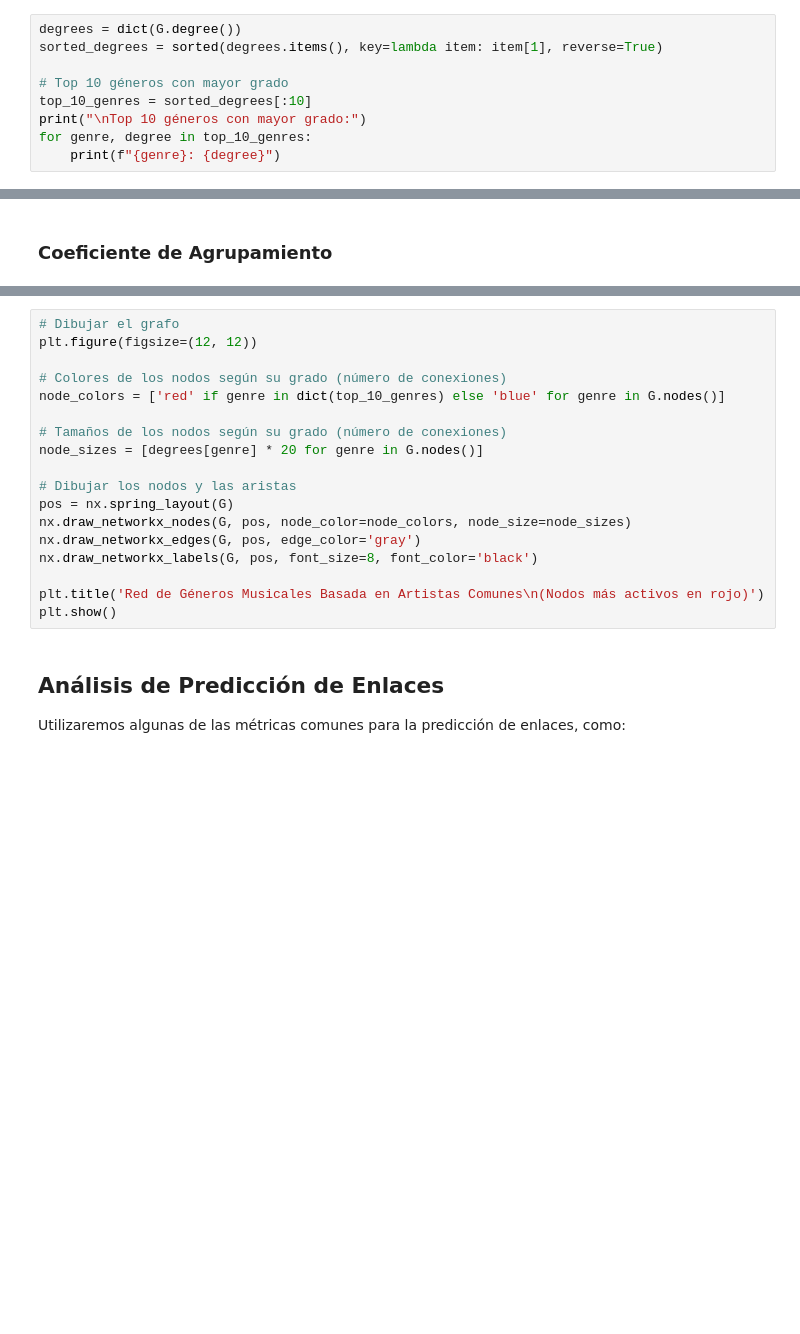
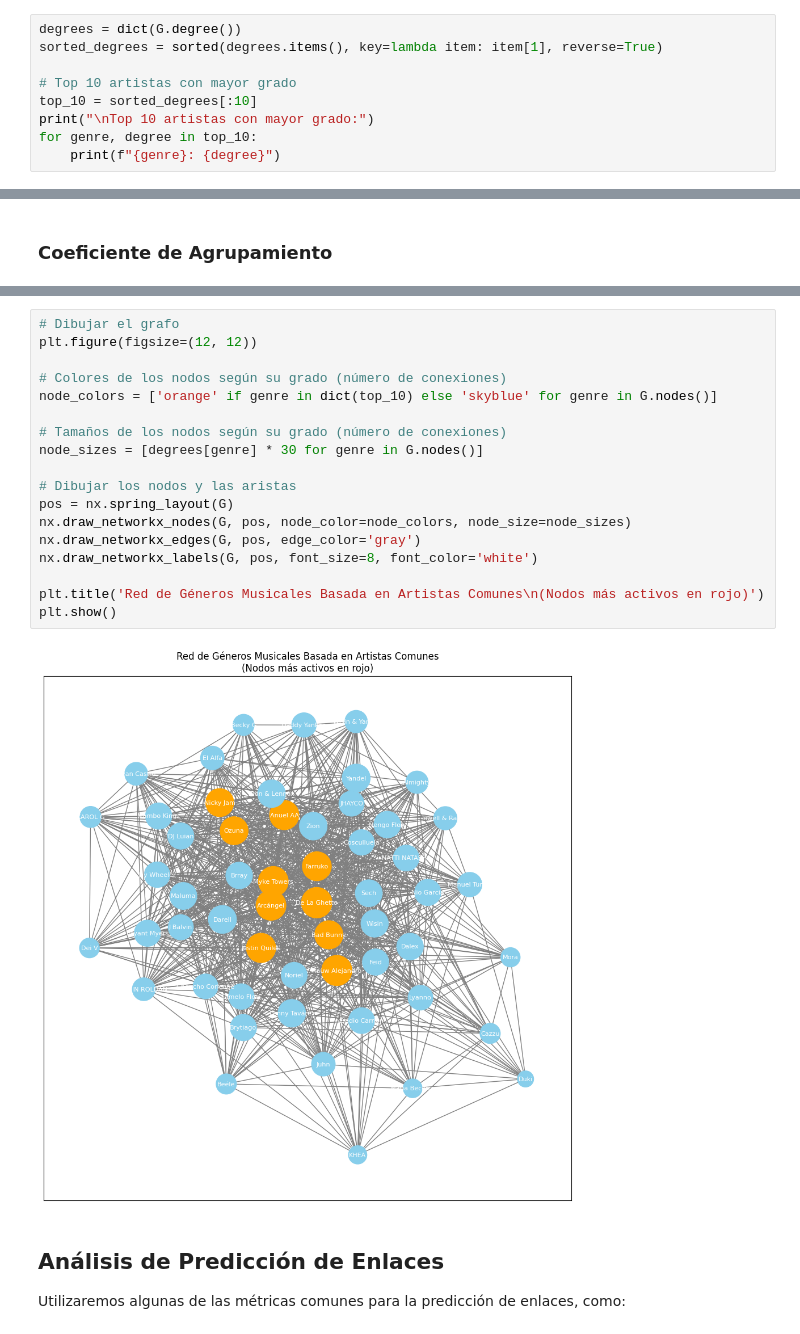
Before and after one commit to LuisMCota/networks, a Jupyter notebook: proyect_3/proyect_3.ipynb, the cells around one changed output, grey strips where cells are left out. Saved outputs shown, nothing was run; the diff lists cells and outputs as text; blank space fills up the shorter version.

```diff
--- a/proyect_3/proyect_3.ipynb
+++ b/proyect_3/proyect_3.ipynb
@@ -183,8 +187,8 @@ print(f"Densidad de la Red: {density}")
 degrees = dict(G.degree())
 sorted_degrees = sorted(degrees.items(), key=lambda item: item[1], reverse=True)
 
-# Top 10 géneros con mayor grado
-top_10_genres = sorted_degrees[:10]
-print("\nTop 10 géneros con mayor grado:")
-for genre, degree in top_10_genres:
+# Top 10 artistas con mayor grado
+top_10 = sorted_degrees[:10]
+print("\nTop 10 artistas con mayor grado:")
+for genre, degree in top_10:
     print(f"{genre}: {degree}")
@@ -246,21 +318,23 @@ for genre, coefficient in sorted_clustering_coefficient[:10]:
 # %%
 # Dibujar el grafo
 plt.figure(figsize=(12, 12))
 
 # Colores de los nodos según su grado (número de conexiones)
-node_colors = ['red' if genre in dict(top_10_genres) else 'blue' for genre in G.nodes()]
+node_colors = ['orange' if genre in dict(top_10) else 'skyblue' for genre in G.nodes()]
 
 # Tamaños de los nodos según su grado (número de conexiones)
-node_sizes = [degrees[genre] * 20 for genre in G.nodes()]
+node_sizes = [degrees[genre] * 30 for genre in G.nodes()]
 
 # Dibujar los nodos y las aristas
 pos = nx.spring_layout(G)
 nx.draw_networkx_nodes(G, pos, node_color=node_colors, node_size=node_sizes)
 nx.draw_networkx_edges(G, pos, edge_color='gray')
-nx.draw_networkx_labels(G, pos, font_size=8, font_color='black')
+nx.draw_networkx_labels(G, pos, font_size=8, font_color='white')
 
 plt.title('Red de Géneros Musicales Basada en Artistas Comunes\n(Nodos más activos en rojo)')
 plt.show()
+# %% [output]
+[figure, added]
 # %% [markdown]
 ## Análisis de Predicción de Enlaces
 Utilizaremos algunas de las métricas comunes para la predicción de enlaces, como:
```
Also changed, not shown: parts of 29 cells of this notebook, 1 other file.
